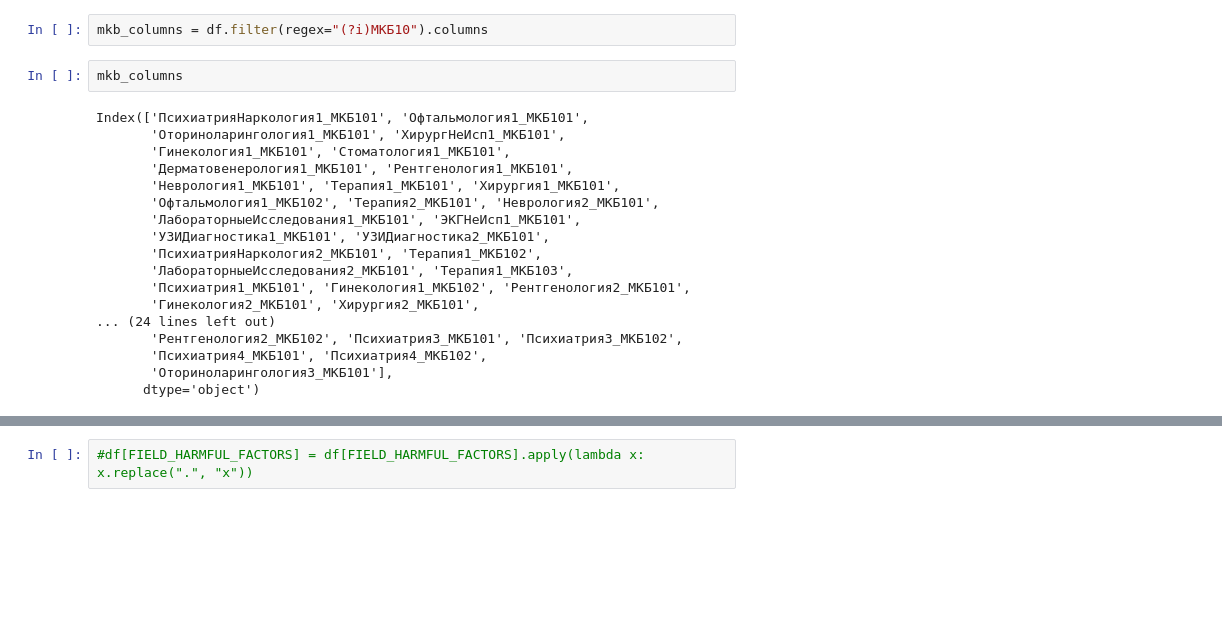
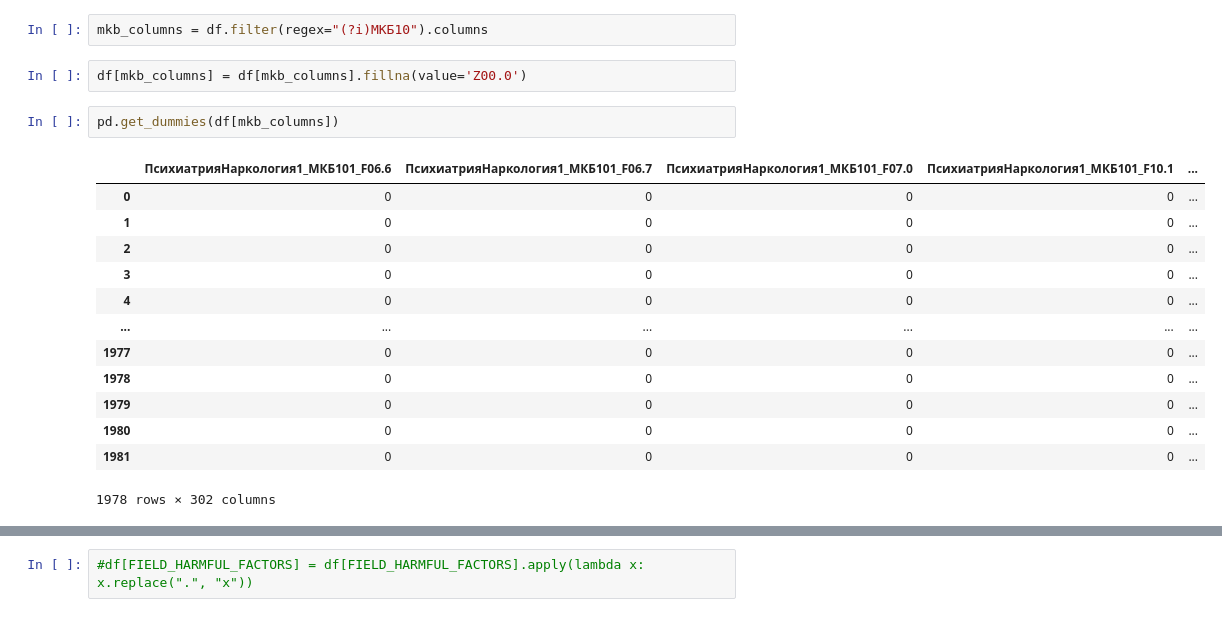
Before and after one commit to ardun12/InspectrumClinic_RecSys, a Jupyter notebook: Paul Himyak/main.ipynb, the cells around one changed output, grey strips where cells are left out. Saved outputs shown, nothing was run; the diff lists cells and outputs as text; blank space fills up the shorter version.

```diff
--- a/Paul Himyak/main.ipynb
+++ b/Paul Himyak/main.ipynb
@@ -50,23 +50,21 @@ FIELD_DISPANSARY_GROUP_OTHER = 3
 FIELD_HARMFUL_FACTORS = "ВредныеФакторы"
 # %%
 mkb_columns = df.filter(regex="(?i)МКБ10").columns
-# %%
-mkb_columns
-# %% [output]
-Index(['ПсихиатрияНаркология1_МКБ101', 'Офтальмология1_МКБ101',
-       'Оториноларингология1_МКБ101', 'ХирургНеИсп1_МКБ101',
-       'Гинекология1_МКБ101', 'Стоматология1_МКБ101',
-       'Дерматовенерология1_МКБ101', 'Рентгенология1_МКБ101',
-       'Неврология1_МКБ101', 'Терапия1_МКБ101', 'Хирургия1_МКБ101',
-       'Офтальмология1_МКБ102', 'Терапия2_МКБ101', 'Неврология2_МКБ101',
-       'ЛабораторныеИсследования1_МКБ101', 'ЭКГНеИсп1_МКБ101',
-       'УЗИДиагностика1_МКБ101', 'УЗИДиагностика2_МКБ101',
-       'ПсихиатрияНаркология2_МКБ101', 'Терапия1_МКБ102',
-       'ЛабораторныеИсследования2_МКБ101', 'Терапия1_МКБ103',
-       'Психиатрия1_МКБ101', 'Гинекология1_МКБ102', 'Рентгенология2_МКБ101',
-       'Гинекология2_МКБ101', 'Хирургия2_МКБ101',
-... (24 lines left out)
-       'Рентгенология2_МКБ102', 'Психиатрия3_МКБ101', 'Психиатрия3_МКБ102',
-       'Психиатрия4_МКБ101', 'Психиатрия4_МКБ102',
-       'Оториноларингология3_МКБ101'],
-      dtype='object')
+# %%
+df[mkb_columns] = df[mkb_columns].fillna(value='Z00.0')
+# %%
+pd.get_dummies(df[mkb_columns])
+# %% [output]
+|  | ПсихиатрияНаркология1_МКБ101_F06.6 | ПсихиатрияНаркология1_МКБ101_F06.7 | ПсихиатрияНаркология1_МКБ101_F07.0 | ПсихиатрияНаркология1_МКБ101_F10.1 | ... |
+| 0 | 0 | 0 | 0 | 0 | ... |
+| 1 | 0 | 0 | 0 | 0 | ... |
+| 2 | 0 | 0 | 0 | 0 | ... |
+| 3 | 0 | 0 | 0 | 0 | ... |
+| 4 | 0 | 0 | 0 | 0 | ... |
+| ... | ... | ... | ... | ... | ... |
+| 1977 | 0 | 0 | 0 | 0 | ... |
+| 1978 | 0 | 0 | 0 | 0 | ... |
+| 1979 | 0 | 0 | 0 | 0 | ... |
+| 1980 | 0 | 0 | 0 | 0 | ... |
+| 1981 | 0 | 0 | 0 | 0 | ... |
+1978 rows × 302 columns
```
Also changed, not shown: parts of 17 cells of this notebook.
